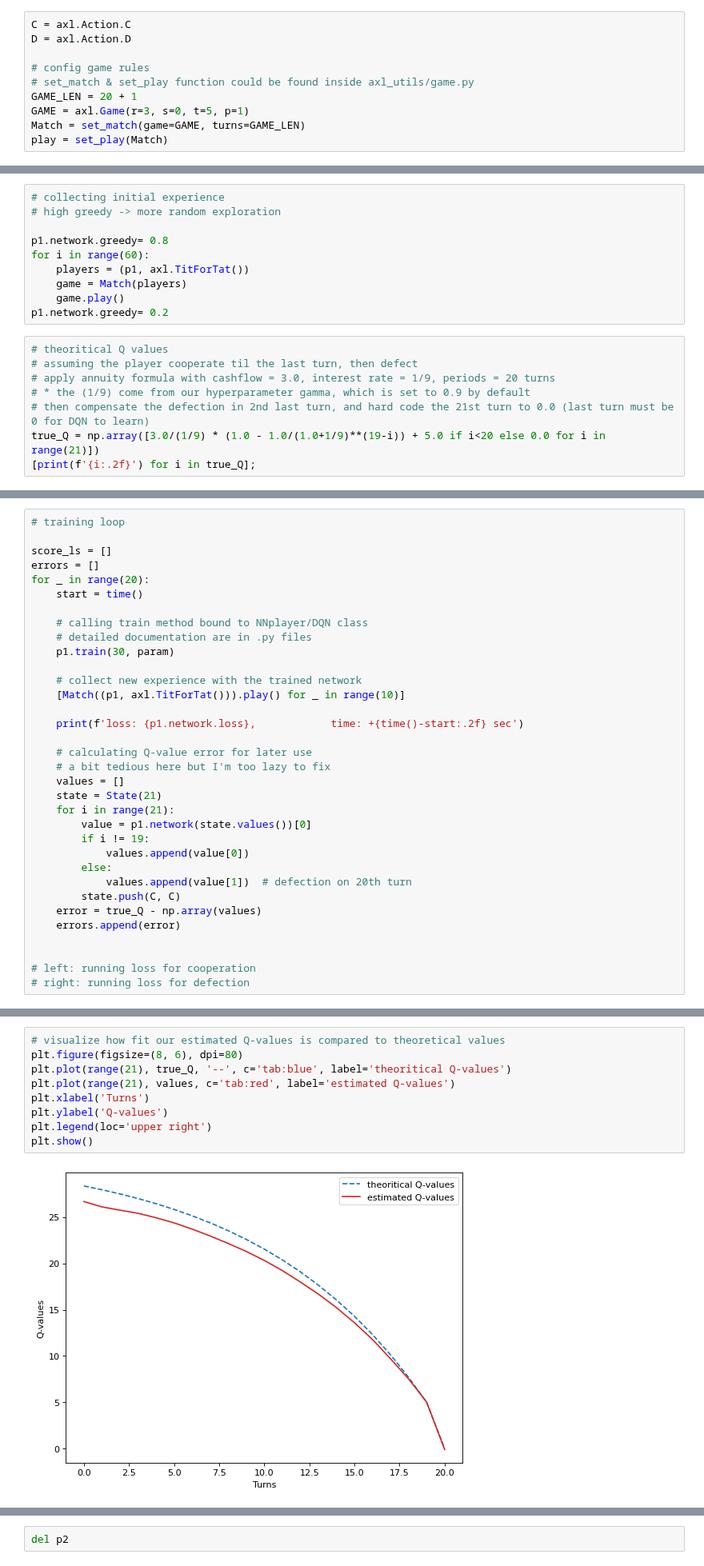
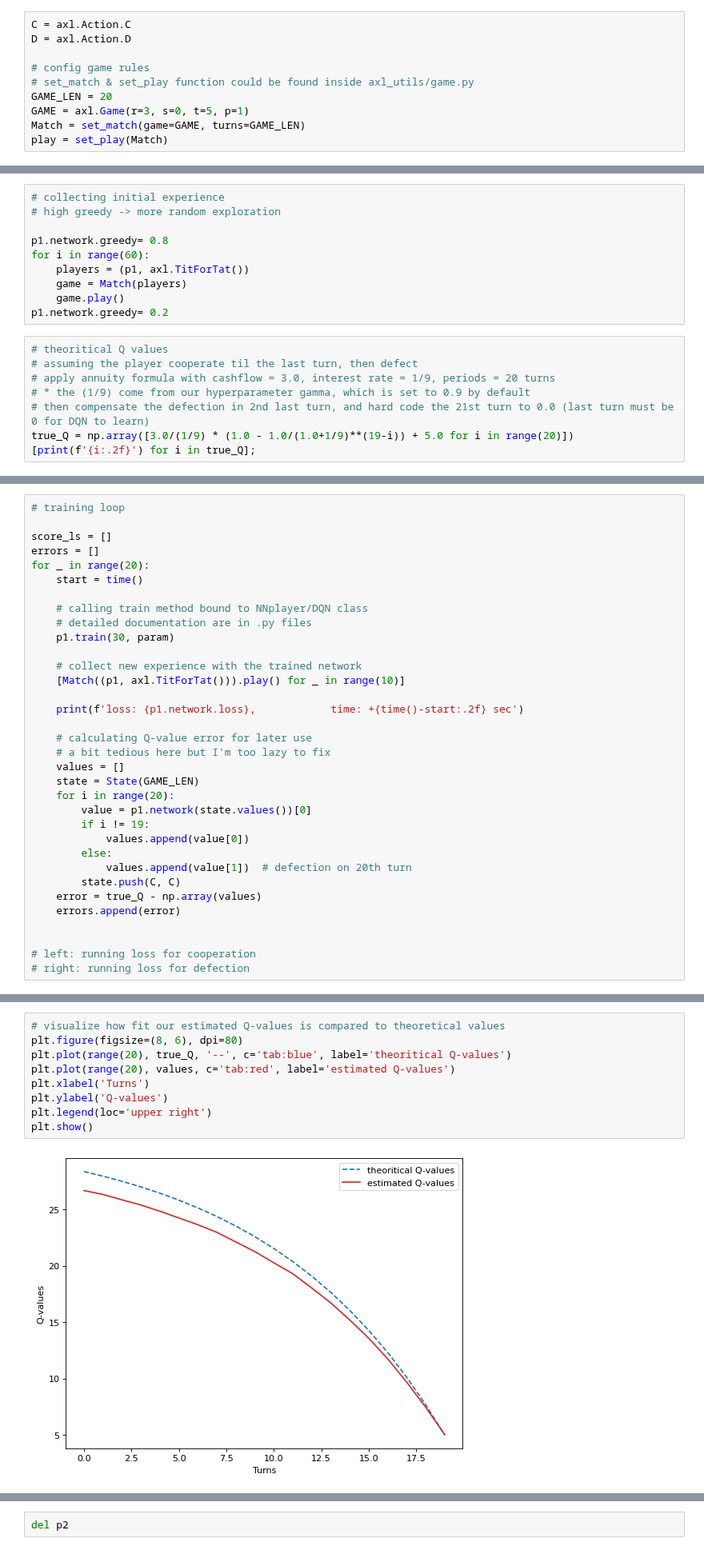
Before and after one commit to hongh-zhang/The-Evolution-of-Defection, a Jupyter notebook: Stage_1.ipynb, the cells around one changed output, grey strips where cells are left out. Shown at 80% size. Drawn from its saved outputs; the diff is of its cells as text.

```diff
--- a/Stage_1.ipynb
+++ b/Stage_1.ipynb
@@ -26,7 +26,7 @@ D = axl.Action.D
 
 # config game rules
 # set_match & set_play function could be found inside axl_utils/game.py
-GAME_LEN = 20 + 1
+GAME_LEN = 20
 GAME = axl.Game(r=3, s=0, t=5, p=1)
 Match = set_match(game=GAME, turns=GAME_LEN)
 play = set_play(Match)
@@ -188,7 +191,7 @@ p1.network.greedy= 0.2
 # apply annuity formula with cashflow = 3.0, interest rate = 1/9, periods = 20 turns
 # * the (1/9) come from our hyperparameter gamma, which is set to 0.9 by default
 # then compensate the defection in 2nd last turn, and hard code the 21st turn to 0.0 (last turn must be 0 for DQN to learn)
-true_Q = np.array([3.0/(1/9) * (1.0 - 1.0/(1.0+1/9)**(19-i)) + 5.0 if i<20 else 0.0 for i in range(21)])
+true_Q = np.array([3.0/(1/9) * (1.0 - 1.0/(1.0+1/9)**(19-i)) + 5.0 for i in range(20)])
 [print(f'{i:.2f}') for i in true_Q];
 # %% [output]
 28.35
@@ -228,8 +234,8 @@ for _ in range(20):
     # calculating Q-value error for later use
     # a bit tedious here but I'm too lazy to fix
     values = []
-    state = State(21)
-    for i in range(21):
+    state = State(GAME_LEN)
+    for i in range(20):
         value = p1.network(state.values())[0]
         if i != 19:
             values.append(value[0])
@@ -298,14 +304,14 @@ p1.plot()
 # %%
 # visualize how fit our estimated Q-values is compared to theoretical values
 plt.figure(figsize=(8, 6), dpi=80)
-plt.plot(range(21), true_Q, '--', c='tab:blue', label='theoritical Q-values')
-plt.plot(range(21), values, c='tab:red', label='estimated Q-values')
+plt.plot(range(20), true_Q, '--', c='tab:blue', label='theoritical Q-values')
+plt.plot(range(20), values, c='tab:red', label='estimated Q-values')
 plt.xlabel('Turns')
 plt.ylabel('Q-values')
 plt.legend(loc='upper right')
 plt.show()
 # %% [output]
-[figure, old version]
+[figure, new version]
 # %%
 # visualizing the recursion nature of Bellman's equation,
 # where the later states has to be learnt prior to learning preceding states
```
Also changed, not shown: parts of 18 cells of this notebook, 10 other files.
